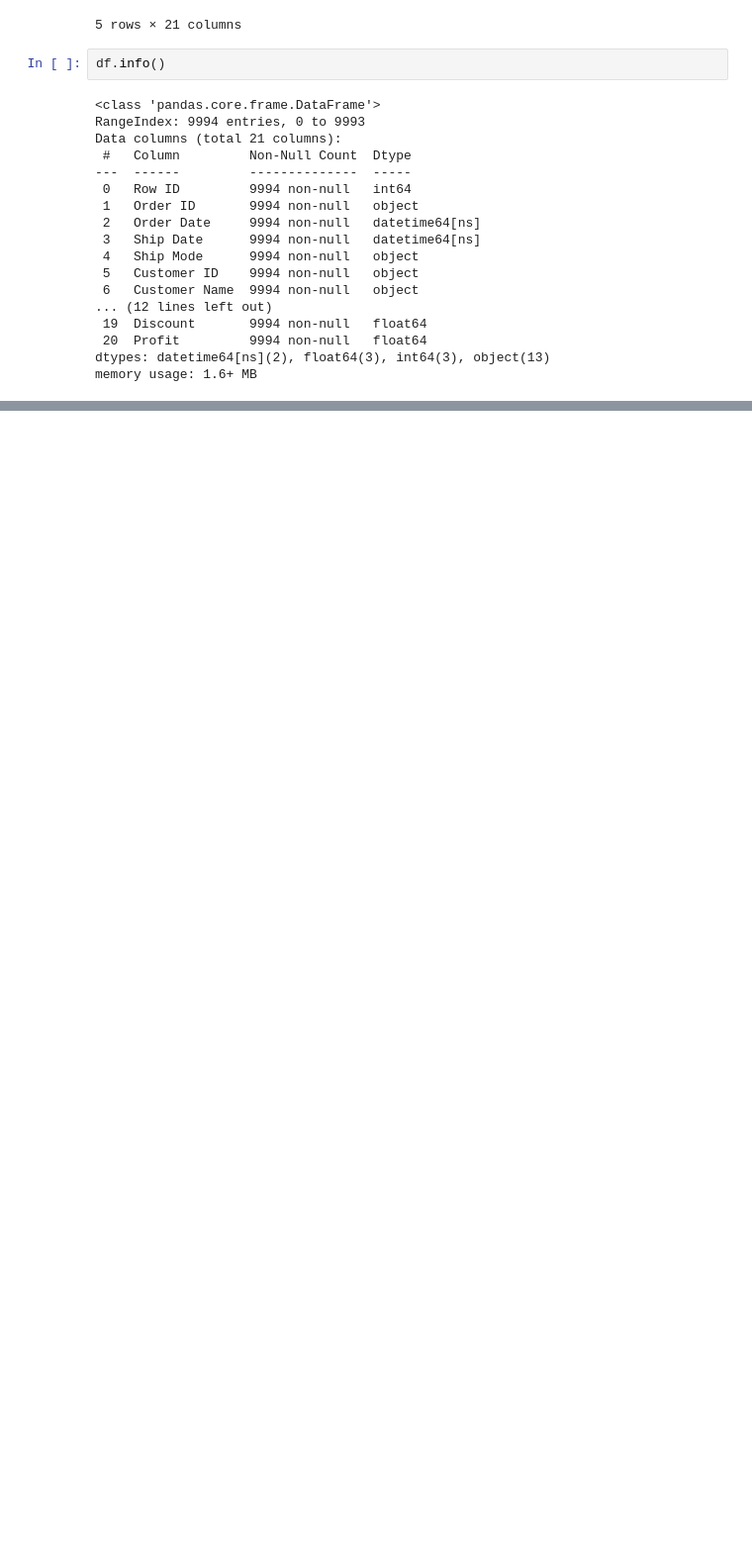
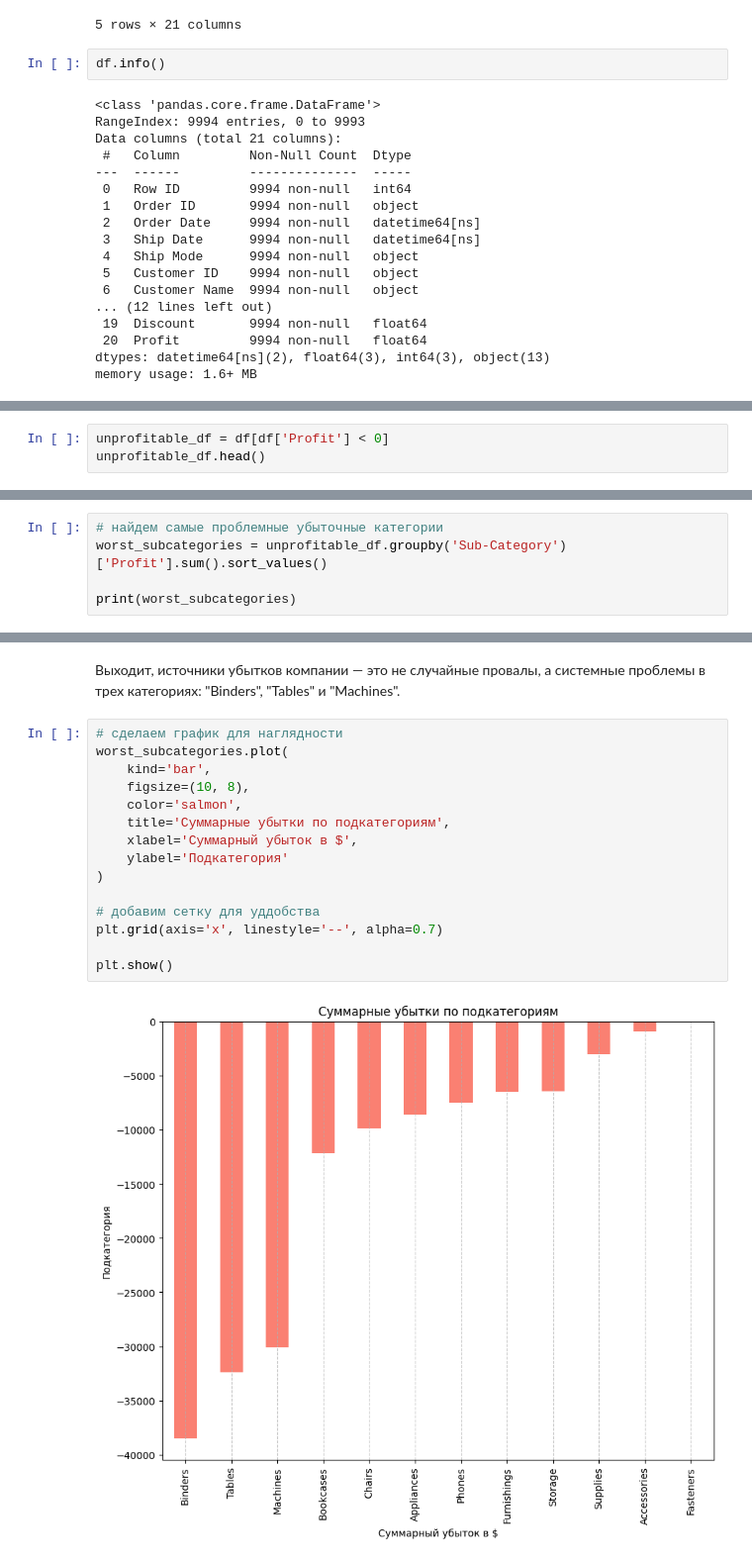
Before and after one commit to rino78589/superstore_sales_analysis, a Jupyter notebook: superstore_analysis.ipynb, the cells around one changed output, grey strips where cells are left out. Shown at 99% size. Saved outputs shown, nothing was run; the diff lists cells and outputs as text; blank space fills up the shorter version.

Commit message:
Complete analysis: add Tableau dashboard, Python notebook, and final README

```diff
--- a/superstore_analysis.ipynb
+++ b/superstore_analysis.ipynb
@@ -52,3 +54,6 @@ worst_order
 |  | Row ID | Order ID | Order Date | Ship Date | Ship Mode | Customer ID | Customer Name | Segment | Country | ... |
 | 7772 | 7773 | CA-2016-108196 | 2016-11-25 | 2016-12-02 | Standard Class | CS-12505 | Cindy Stewart | Consumer | United States | ... |
 1 rows × 21 columns
+# %%
+unprofitable_df = df[df['Profit'] < 0]
+unprofitable_df.head()
@@ -54,0 +68,5 @@ worst_order
+# %%
+# найдем самые проблемные убыточные категории
+worst_subcategories = unprofitable_df.groupby('Sub-Category')['Profit'].sum().sort_values()
+
+print(worst_subcategories)
@@ -54,0 +88,19 @@ worst_order
+# %% [markdown]
+Выходит, источники убытков компании — это не случайные провалы, а системные проблемы в трех категориях: "Binders", "Tables" и "Machines".
+# %%
+# сделаем график для наглядности
+worst_subcategories.plot(
+    kind='bar',
+    figsize=(10, 8),
+    color='salmon',
+    title='Суммарные убытки по подкатегориям',
+    xlabel='Суммарный убыток в $',
+    ylabel='Подкатегория'
+)
+
+# добавим сетку для уддобства
+plt.grid(axis='x', linestyle='--', alpha=0.7)
+
+plt.show()
+# %% [output]
+[figure, added]
```
Also changed, not shown: parts of 6 cells of this notebook, 4 other files.
